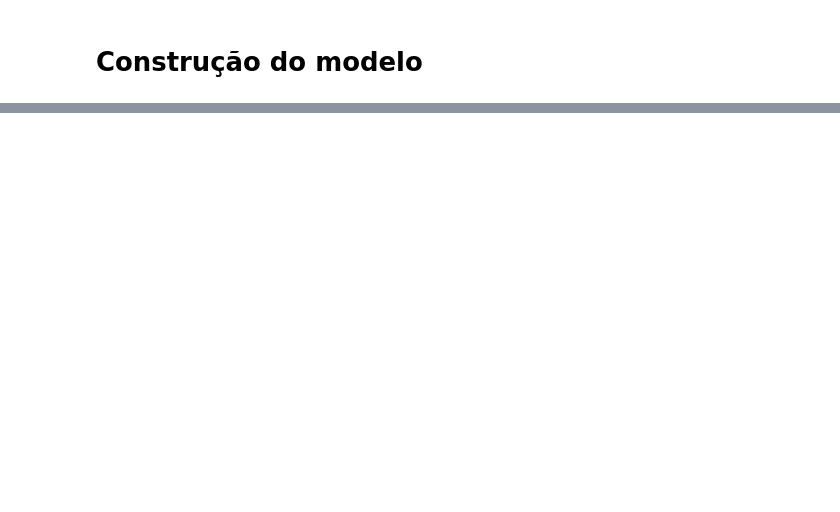
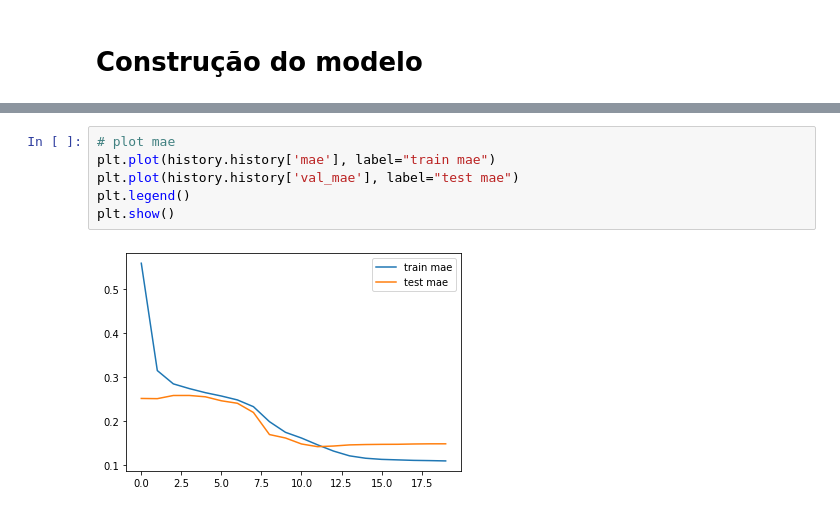
Before and after one commit to brunacmendes/book-recommender-project, a Jupyter notebook: DNN_keras_(versao_2).ipynb, the cells around one changed output, grey strips where cells are left out. Drawn from its saved outputs; the diff is of its cells as text; blank space fills up the shorter version.

```diff
--- a/DNN_keras_(versao_2).ipynb
+++ b/DNN_keras_(versao_2).ipynb
@@ -271,0 +293,8 @@ plt.show()
+# %%
+# plot mae
+plt.plot(history.history['mae'], label="train mae")
+plt.plot(history.history['val_mae'], label="test mae")
+plt.legend()
+plt.show()
+# %% [output]
+[figure, added]
```
Also changed, not shown: parts of 16 cells of this notebook.
